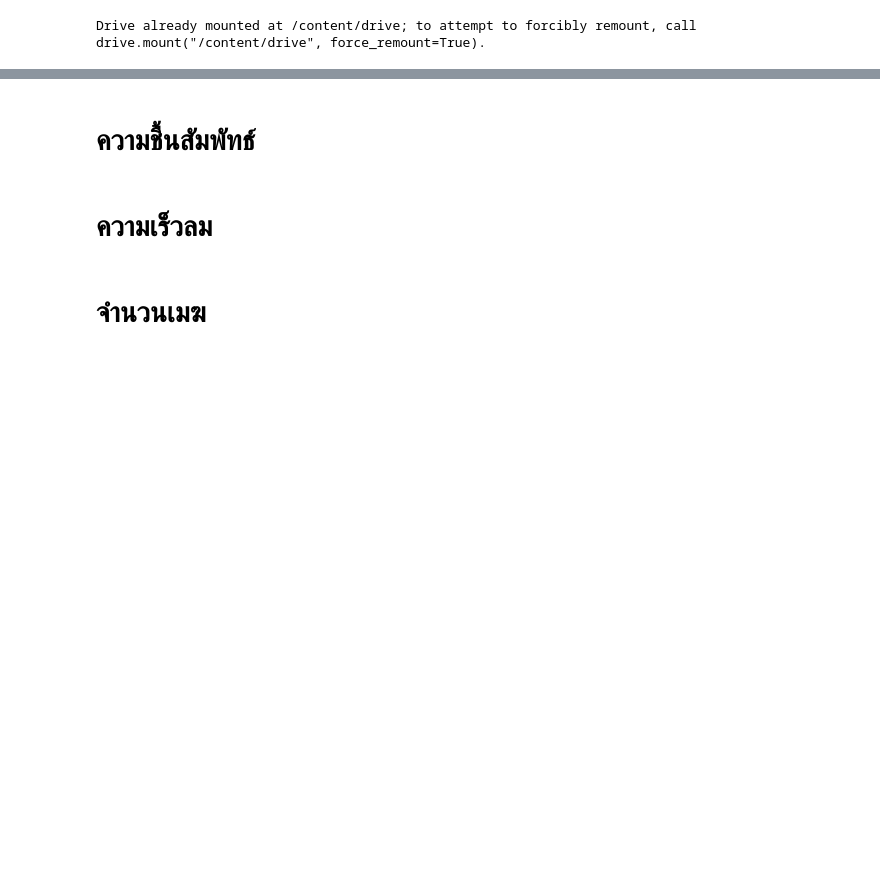
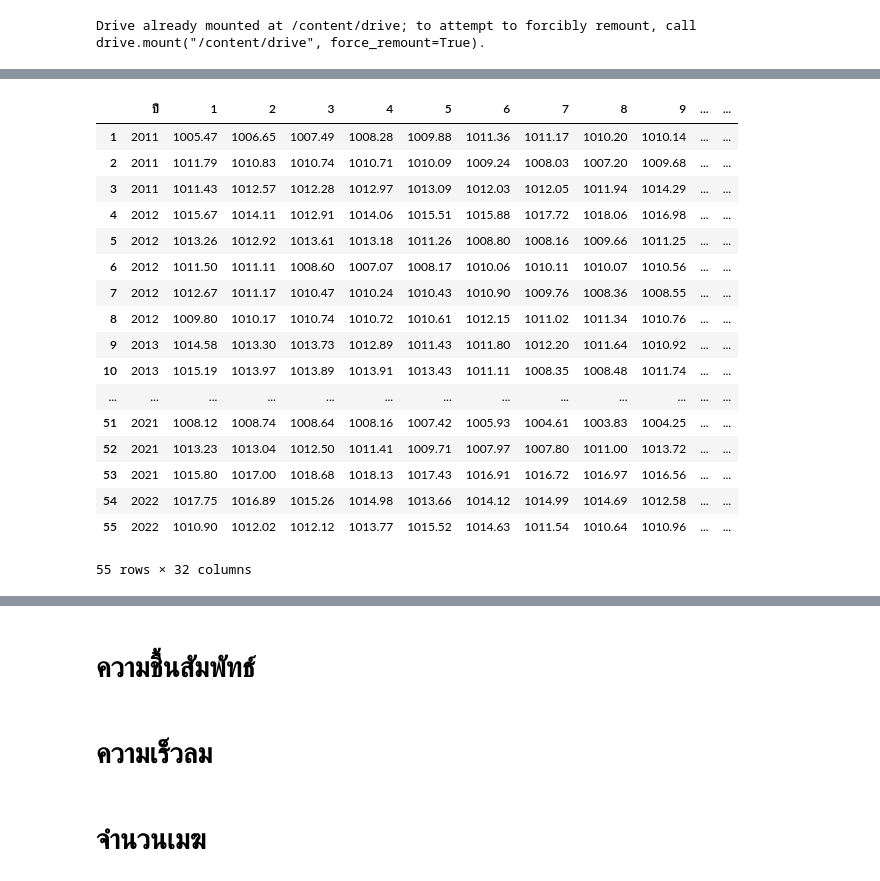
Before and after one commit to Suriya6744/bsc_dpdm22, a Jupyter notebook: Quiz_Group_5_20_of_Midterm.ipynb, the cells around one changed output, grey strips where cells are left out. Cells and saved outputs as stored; diff of their text form; code cells hidden in the pictures; blank space fills up the shorter version.

```diff
--- a/Quiz_Group_5_20_of_Midterm.ipynb
+++ b/Quiz_Group_5_20_of_Midterm.ipynb
@@ -49,0 +69,24 @@ p1
+# %%
+p1=p1[['ปี','1', '2', '3', '4', '5', '6', '7', '8', '9',
+       '10', '11', '12', '13', '14', '15', '16', '17', '18', '19', '20', '21',
+       '22', '23', '24', '25', '26', '27', '28', '29', '30', '31']]
+p1
+# %% [output]
+|  | ปี | 1 | 2 | 3 | 4 | 5 | 6 | 7 | 8 | 9 | ... | ... |
+| 1 | 2011 | 1005.47 | 1006.65 | 1007.49 | 1008.28 | 1009.88 | 1011.36 | 1011.17 | 1010.20 | 1010.14 | ... | ... |
+| 2 | 2011 | 1011.79 | 1010.83 | 1010.74 | 1010.71 | 1010.09 | 1009.24 | 1008.03 | 1007.20 | 1009.68 | ... | ... |
+| 3 | 2011 | 1011.43 | 1012.57 | 1012.28 | 1012.97 | 1013.09 | 1012.03 | 1012.05 | 1011.94 | 1014.29 | ... | ... |
+| 4 | 2012 | 1015.67 | 1014.11 | 1012.91 | 1014.06 | 1015.51 | 1015.88 | 1017.72 | 1018.06 | 1016.98 | ... | ... |
+| 5 | 2012 | 1013.26 | 1012.92 | 1013.61 | 1013.18 | 1011.26 | 1008.80 | 1008.16 | 1009.66 | 1011.25 | ... | ... |
+| 6 | 2012 | 1011.50 | 1011.11 | 1008.60 | 1007.07 | 1008.17 | 1010.06 | 1010.11 | 1010.07 | 1010.56 | ... | ... |
+| 7 | 2012 | 1012.67 | 1011.17 | 1010.47 | 1010.24 | 1010.43 | 1010.90 | 1009.76 | 1008.36 | 1008.55 | ... | ... |
+| 8 | 2012 | 1009.80 | 1010.17 | 1010.74 | 1010.72 | 1010.61 | 1012.15 | 1011.02 | 1011.34 | 1010.76 | ... | ... |
+| 9 | 2013 | 1014.58 | 1013.30 | 1013.73 | 1012.89 | 1011.43 | 1011.80 | 1012.20 | 1011.64 | 1010.92 | ... | ... |
+| 10 | 2013 | 1015.19 | 1013.97 | 1013.89 | 1013.91 | 1013.43 | 1011.11 | 1008.35 | 1008.48 | 1011.74 | ... | ... |
+| ... | ... | ... | ... | ... | ... | ... | ... | ... | ... | ... | ... | ... |
+| 51 | 2021 | 1008.12 | 1008.74 | 1008.64 | 1008.16 | 1007.42 | 1005.93 | 1004.61 | 1003.83 | 1004.25 | ... | ... |
+| 52 | 2021 | 1013.23 | 1013.04 | 1012.50 | 1011.41 | 1009.71 | 1007.97 | 1007.80 | 1011.00 | 1013.72 | ... | ... |
+| 53 | 2021 | 1015.80 | 1017.00 | 1018.68 | 1018.13 | 1017.43 | 1016.91 | 1016.72 | 1016.97 | 1016.56 | ... | ... |
+| 54 | 2022 | 1017.75 | 1016.89 | 1015.26 | 1014.98 | 1013.66 | 1014.12 | 1014.99 | 1014.69 | 1012.58 | ... | ... |
+| 55 | 2022 | 1010.90 | 1012.02 | 1012.12 | 1013.77 | 1015.52 | 1014.63 | 1011.54 | 1010.64 | 1010.96 | ... | ... |
+55 rows × 32 columns
```
Also changed, not shown: parts of 15 cells of this notebook.
